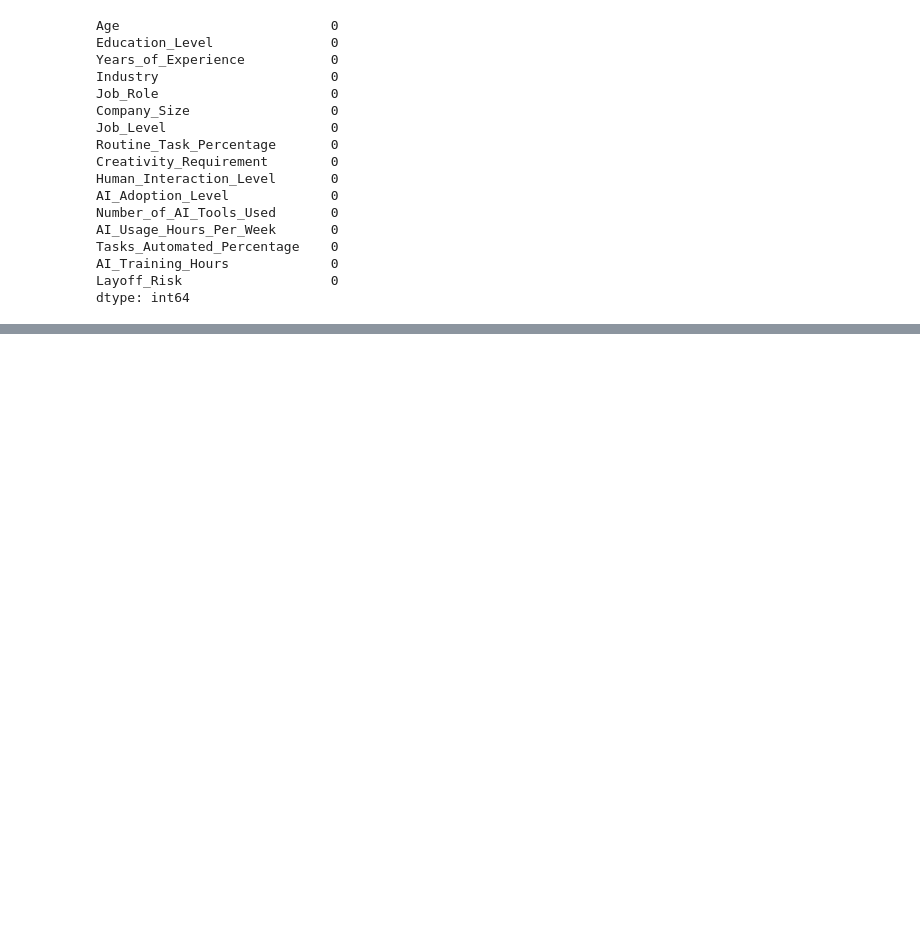
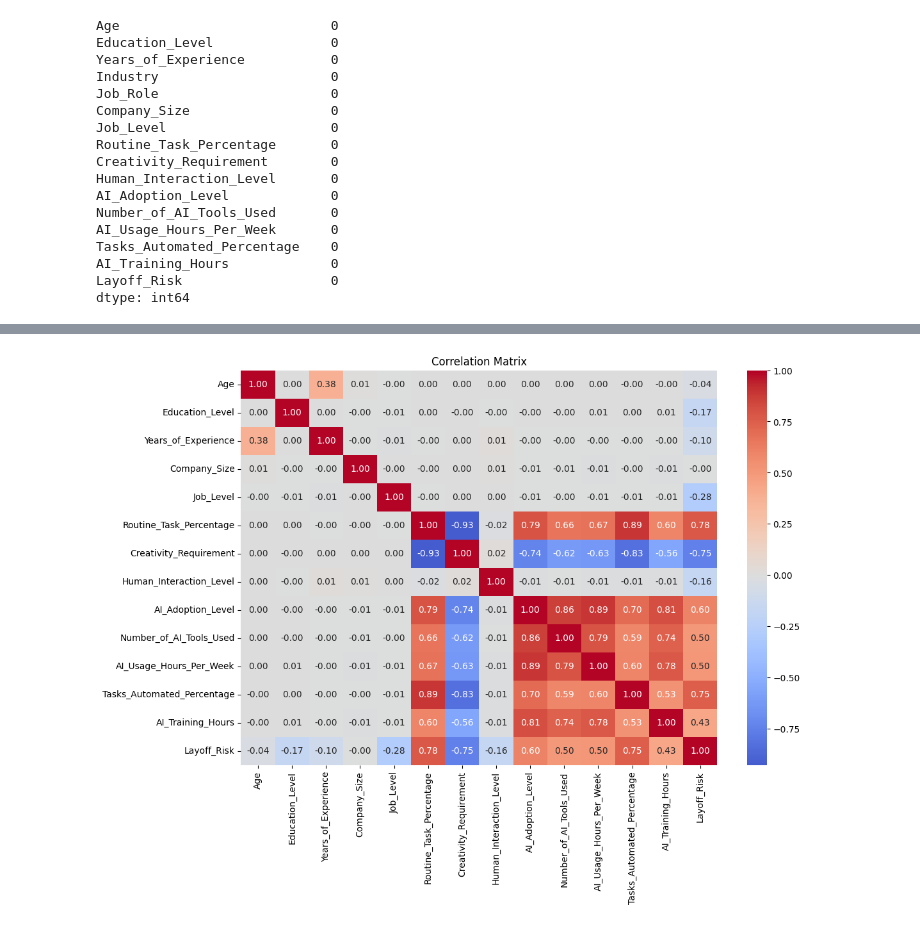
Before and after one commit to tiopramana/machine_learning, a Jupyter notebook: Project/Ai_Impact_Jobs/main.ipynb, the cells around one changed output, grey strips where cells are left out. Cells and saved outputs as stored; diff of their text form; code cells hidden in the pictures; blank space fills up the shorter version.

```diff
--- a/Project/Ai_Impact_Jobs/main.ipynb
+++ b/Project/Ai_Impact_Jobs/main.ipynb
@@ -47,0 +101,19 @@ dtype: int64
+# %%
+# Encoding step to change feature into indexes
+
+dfe = df.copy( )
+
+ordinal_configs = {
+    'Education_Level':  ['High School', "Bachelor's", "Master's", 'PhD'],
+    'Company_Size':     ['Small', 'Medium', 'Large'],
+    'Job_Level':        ['Entry', 'Mid', 'Senior'],
+    'AI_Adoption_Level':['Low', 'Medium', 'High'],
+}
+
+for col, order in ordinal_configs.items():
+    enc = OrdinalEncoder(categories=[order])
+    dfe[col] = enc.fit_transform(dfe[[col]])
+
+dfe = pd.get_dummies(dfe, columns=['Industry', 'Job_Role'], drop_first=False)
+
+dfe['Layoff_Risk'] = dfe['Layoff_Risk'].map({"Low" : 0, "Medium" : 1, "High" : 2})
@@ -47,0 +140,10 @@ dtype: int64
+# %%
+# EDA to visualization best of feature
+corr = dfe.select_dtypes(include='number').corr()
+
+plt.figure(figsize=(12, 8))
+sns.heatmap(corr, annot=True, fmt='.2f', cmap='coolwarm', center=0)
+plt.title('Correlation Matrix')
+plt.show()
+# %% [output]
+[figure, added]
```
Also changed, not shown: parts of 11 cells of this notebook, 1 other file.
